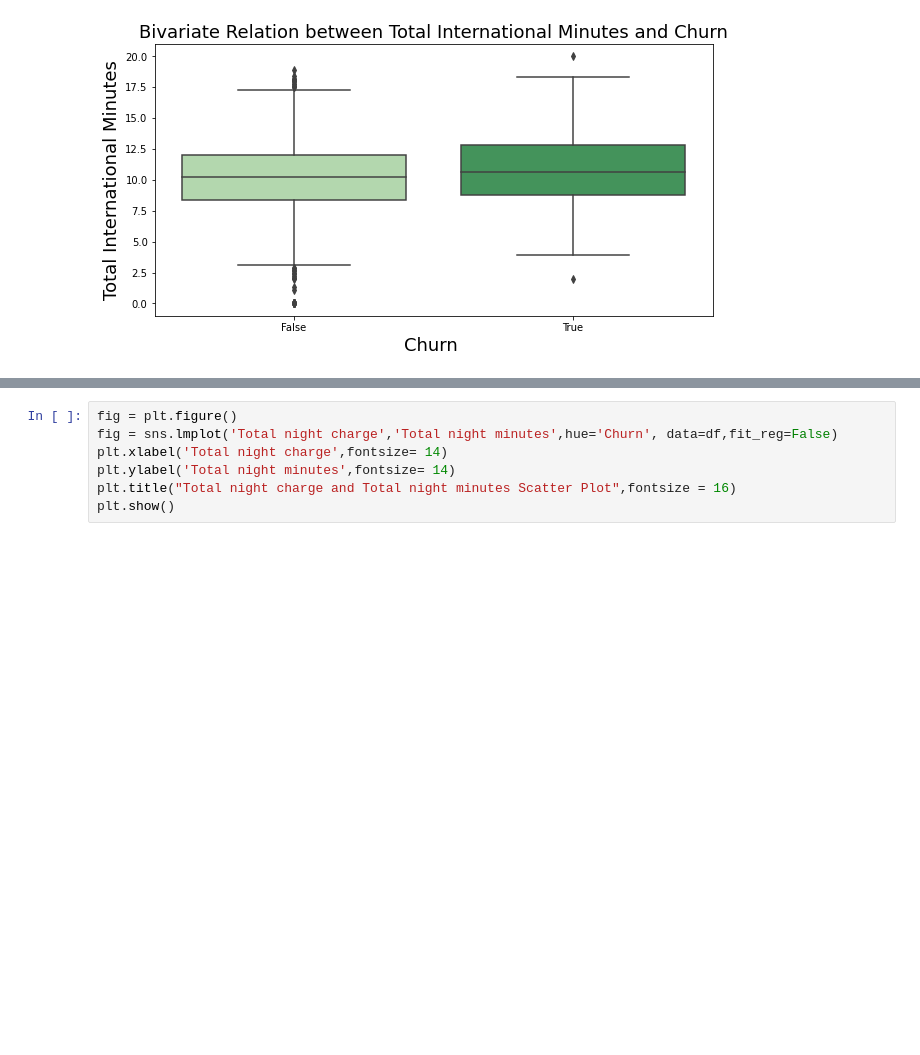
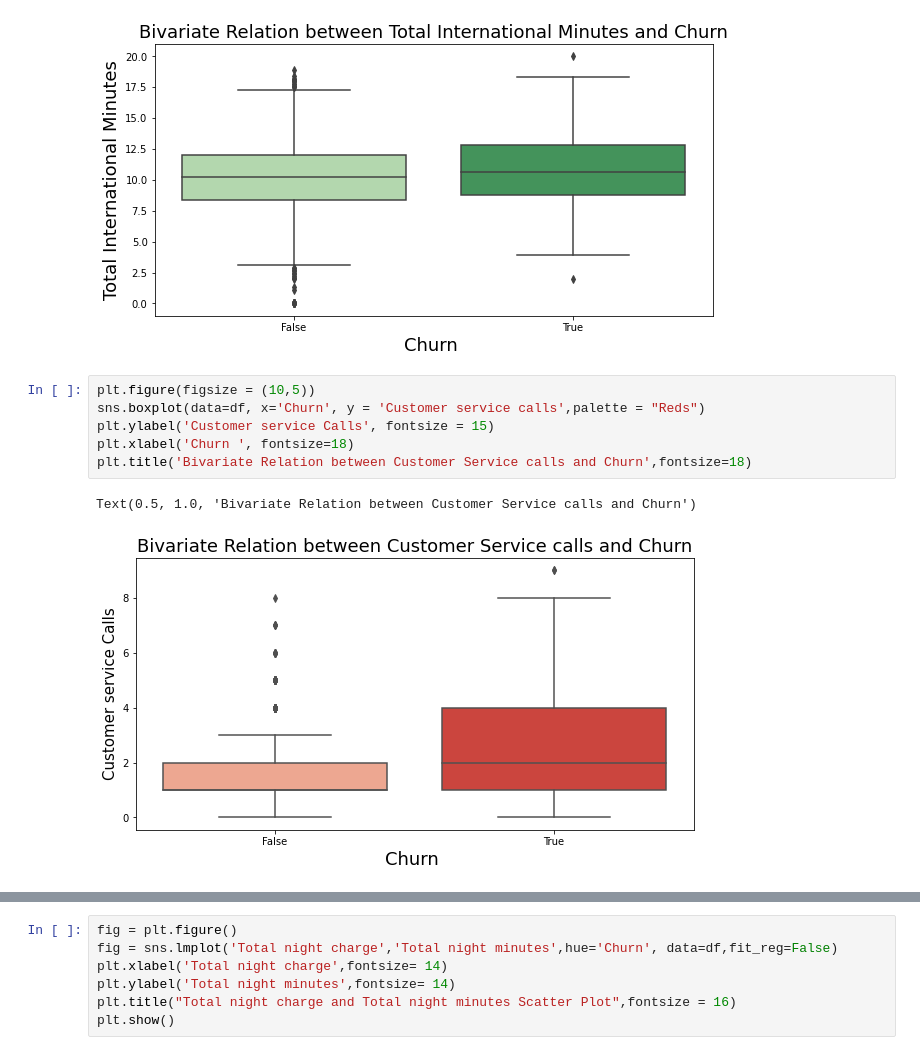
Before and after one commit to Nilanjan1807/Telecom-Churn-Analysis, a Jupyter notebook: Nilanjan_Chandra_Telecom_Churn_Analysis_Capstone_Project.ipynb, the cells around one changed output, grey strips where cells are left out. Saved outputs shown, nothing was run; the diff lists cells and outputs as text; blank space fills up the shorter version.

```diff
--- a/Nilanjan_Chandra_Telecom_Churn_Analysis_Capstone_Project.ipynb
+++ b/Nilanjan_Chandra_Telecom_Churn_Analysis_Capstone_Project.ipynb
@@ -548,6 +594,15 @@ plt.title('Bivariate Relation between Total International Minutes and Churn',fon
 # %% [output]
 Text(0.5, 1.0, 'Bivariate Relation between Total International Minutes and Churn')
 [figure]
+# %%
+plt.figure(figsize = (10,5))
+sns.boxplot(data=df, x='Churn', y = 'Customer service calls',palette = "Reds")
+plt.ylabel('Customer service Calls', fontsize = 15)
+plt.xlabel('Churn ', fontsize=18)
+plt.title('Bivariate Relation between Customer Service calls and Churn',fontsize=18)
+# %% [output]
+Text(0.5, 1.0, 'Bivariate Relation between Customer Service calls and Churn')
+[figure, added]
 # %%
 #Scatter plot Analysis
 
```
Also changed, not shown: parts of 9 cells of this notebook.
